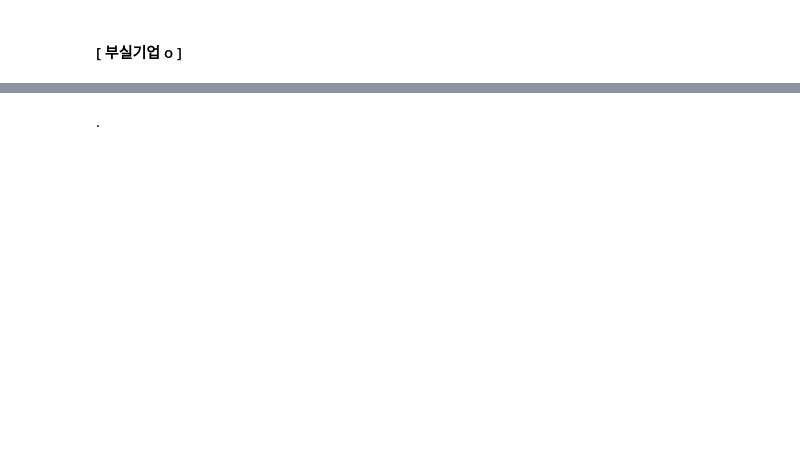
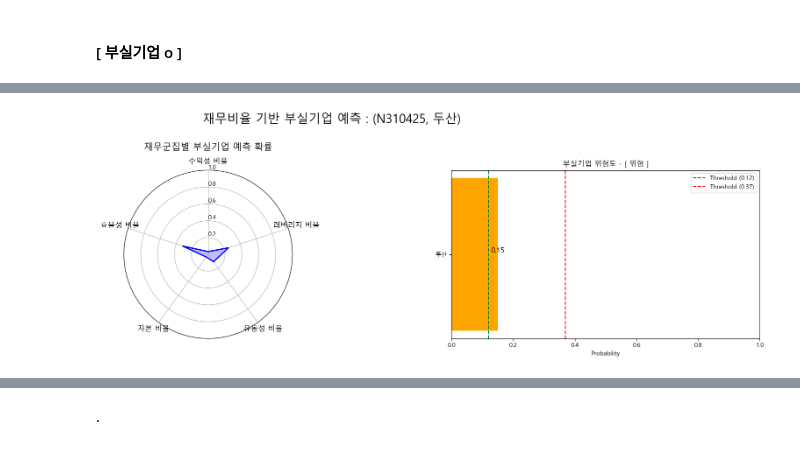
Before and after one commit to BaekJunehong/BIZnFIN, a Jupyter notebook: project/code/baek_modeling10.ipynb, the cells around one changed output, grey strips where cells are left out. Cells and saved outputs as stored; diff of their text form; code cells hidden in the pictures; blank space fills up the shorter version.

```diff
--- a/project/code/baek_modeling10.ipynb
+++ b/project/code/baek_modeling10.ipynb
@@ -406,0 +455,8 @@ predict_and_visualize(new_data)
+# %%
+# 특정 인덱스의 데이터 선택
+index = 8  # 원하는 인덱스
+new_data = data_21to22.iloc[[index]]  # 인덱스에 해당하는 데이터 선택
+
+# 예측 및 시각화 수행
+predict_and_visualize(new_data)
+# %% [output]
@@ -406,0 +468 @@ predict_and_visualize(new_data)
+[figure, added]
```
Also changed, not shown: parts of 8 cells of this notebook.
